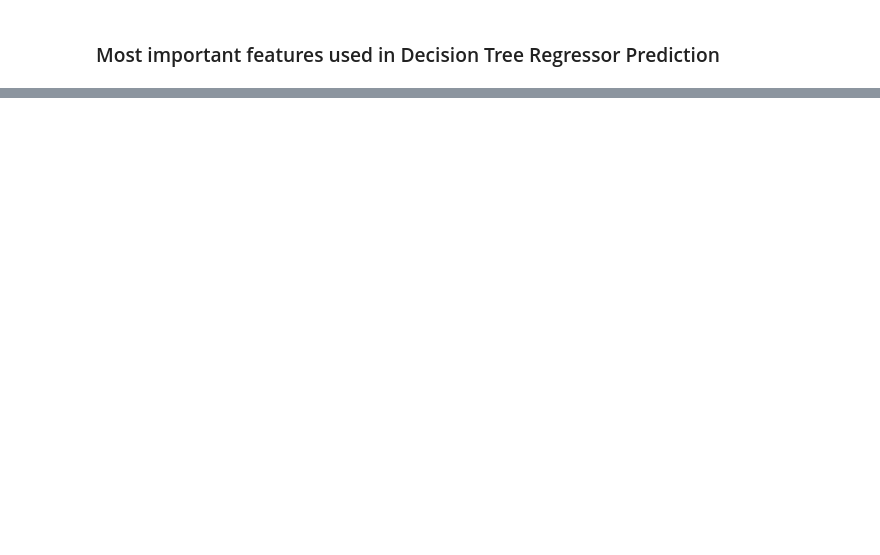
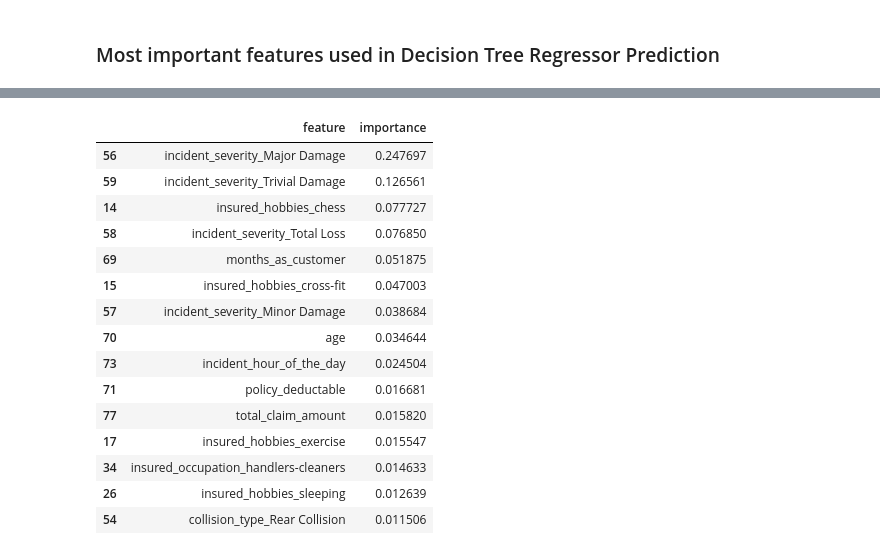
Before and after one commit to mstegmuller/Capstone3, a Jupyter notebook: 2. Pre-processing and Training Data Development, Modeling.ipynb, the cells around one changed output, grey strips where cells are left out. Cells and saved outputs as stored; diff of their text form; code cells hidden in the pictures; blank space fills up the shorter version.

```diff
--- a/2. Pre-processing and Training Data Development, Modeling.ipynb
+++ b/2. Pre-processing and Training Data Development, Modeling.ipynb
@@ -478,0 +628,3 @@ Based upon the data, the Gradient boosting machine learning model produced sligh
+# %%
+df_importance6 = pd.DataFrame(zip(list(X.columns),dtr.feature_importances_),index=range(X.columns.shape[0]),columns=['feature','importance'])
+df_importance6.sort_values(by='importance',ascending=False)
@@ -478,0 +645,20 @@ Based upon the data, the Gradient boosting machine learning model produced sligh
+# %%
+important_features_dtr_sm = df_importance6.sort_values(by='importance',ascending=False)
+important_features_dtr_sm.head(15)
+# %% [output]
+|  | feature | importance |
+| 56 | incident_severity_Major Damage | 0.247697 |
+| 59 | incident_severity_Trivial Damage | 0.126561 |
+| 14 | insured_hobbies_chess | 0.077727 |
+| 58 | incident_severity_Total Loss | 0.076850 |
+| 69 | months_as_customer | 0.051875 |
+| 15 | insured_hobbies_cross-fit | 0.047003 |
+| 57 | incident_severity_Minor Damage | 0.038684 |
+| 70 | age | 0.034644 |
+| 73 | incident_hour_of_the_day | 0.024504 |
+| 71 | policy_deductable | 0.016681 |
+| 77 | total_claim_amount | 0.015820 |
+| 17 | insured_hobbies_exercise | 0.015547 |
+| 34 | insured_occupation_handlers-cleaners | 0.014633 |
+| 26 | insured_hobbies_sleeping | 0.012639 |
+| 54 | collision_type_Rear Collision | 0.011506 |
```
Also changed, not shown: parts of 59 cells of this notebook.
